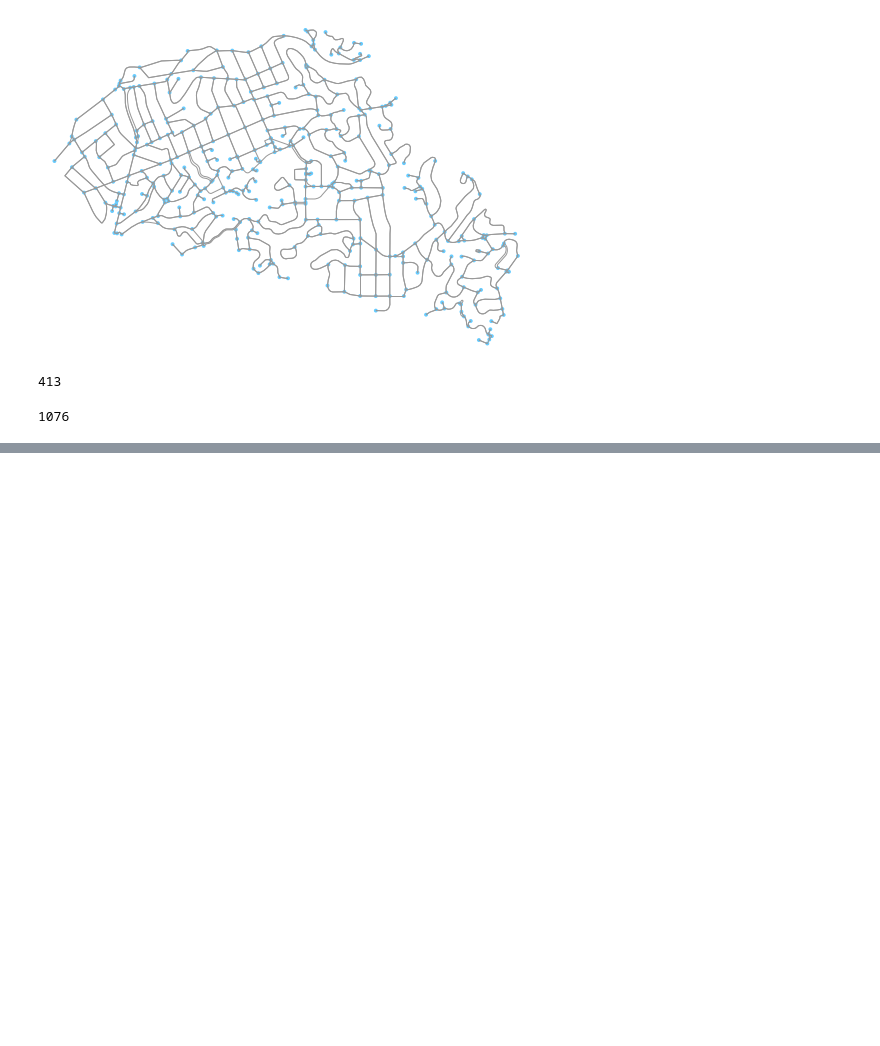
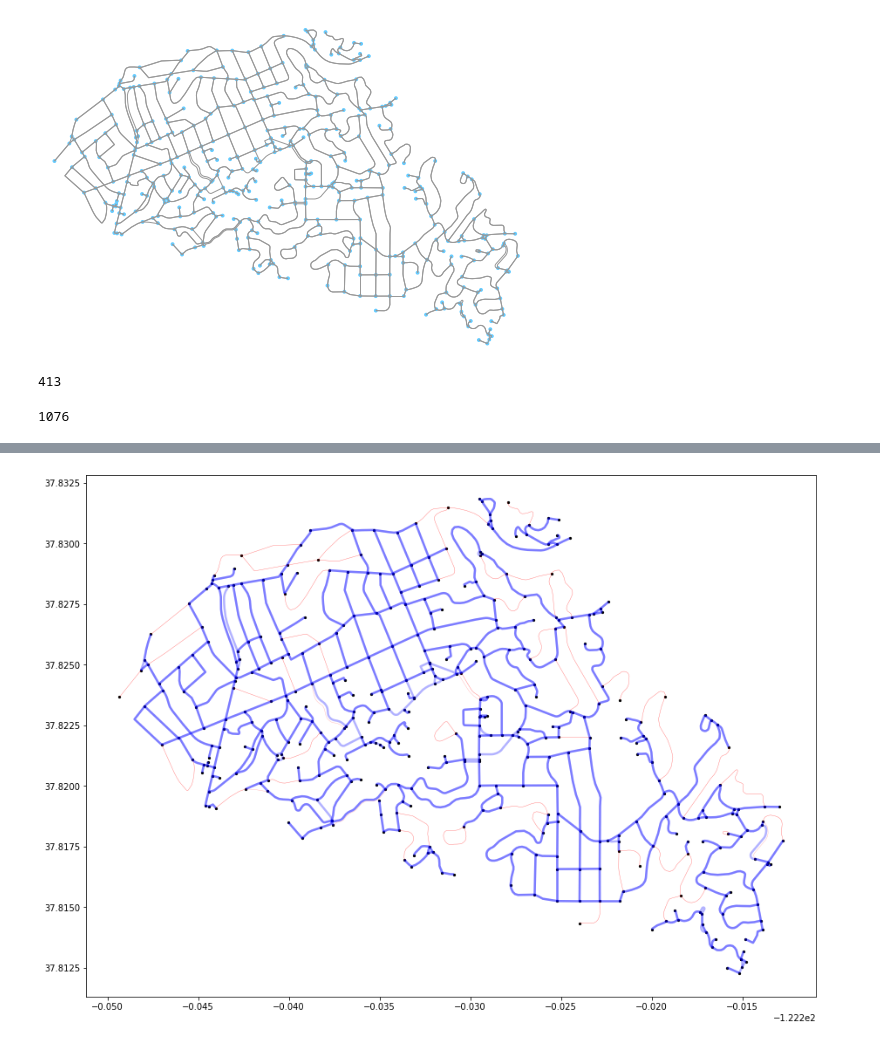
Before and after one commit to Dr-AlaaKhamis/Graph-Search-Algorithms, a Jupyter notebook: Minimum Spanning Tree.ipynb, the cells around one changed output, grey strips where cells are left out. Drawn from its saved outputs; the diff is of its cells as text; code cells hidden in the pictures; blank space fills up the shorter version.

Commit message:
added visualization

```diff
--- a/Minimum Spanning Tree.ipynb
+++ b/Minimum Spanning Tree.ipynb
@@ -141,0 +142,37 @@ Forest
+# %%
+sources = [edge[0] for edge in Forest]
+destinations = [edge[1] for edge in Forest]
+# %%
+fig, ax =  plt.subplots(figsize=(15, 11))
+ax.set_facecolor('w')
+lines = []
+colorS = []
+widthS = []
+for u, v, data in G.edges(keys=False, data=True):
+        if 'geometry' in data:
+            xs, ys = data['geometry'].xy
+            lines.append(list(zip(xs, ys)))
+        else:
+            x1 = G.nodes[u]['x']
+            y1 = G.nodes[u]['y']
+            x2 = G.nodes[v]['x']
+            y2 = G.nodes[v]['y']
+            line = [(x1, y1), (x2, y2)]
+            lines.append(line)
+        if u in sources and v in destinations:
+            colorS.append('b')
+            widthS.append(2.5)
+            continue
+        if v in sources and u in destinations:
+            colorS.append('b')
+            widthS.append(2.5)
+            continue
+        colorS.append('r')
+        widthS.append(0.4)
+
+
+lc = LineCollection(lines, colors=colorS, linewidths=widthS, alpha=0.3)
+ax.add_collection(lc)
+scat = ax.scatter(node_Xs, node_Ys,c='k', s=5)
+# %% [output]
+[figure, added]
```
Also changed, not shown: parts of 2 cells of this notebook.
